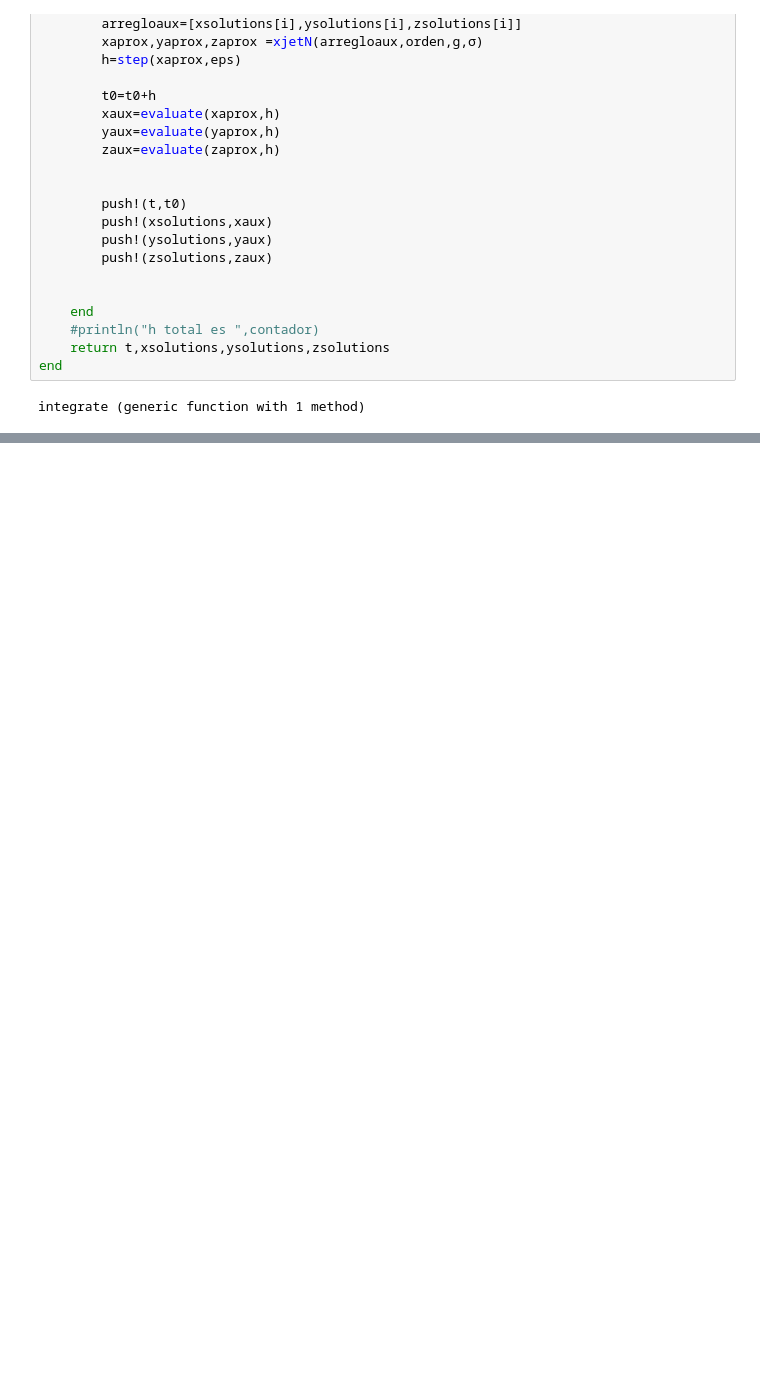
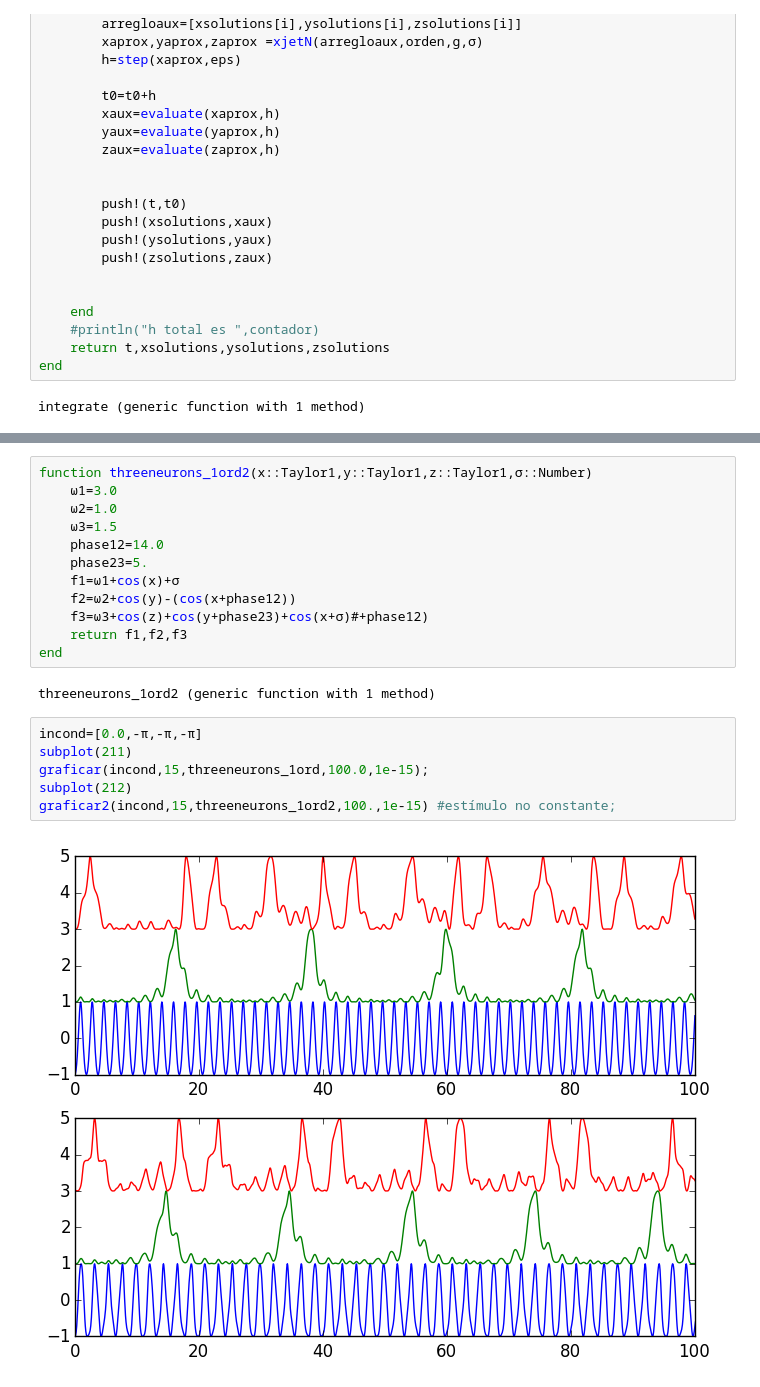
Before and after one commit to Oscarhg42/Neural-Systems, a Jupyter notebook: otro modelo de red.ipynb, the cells around one changed output, grey strips where cells are left out. Drawn from its saved outputs; the diff is of its cells as text; blank space fills up the shorter version.

```diff
--- a/otro modelo de red.ipynb
+++ b/otro modelo de red.ipynb
@@ -327,0 +385,22 @@ plot(t,cosz,"r")
+# %%
+function threeneurons_1ord2(x::Taylor1,y::Taylor1,z::Taylor1,σ::Number)
+    ω1=3.0
+    ω2=1.0
+    ω3=1.5
+    phase12=14.0
+    phase23=5.
+    f1=ω1+cos(x)+σ
+    f2=ω2+cos(y)-(cos(x+phase12))
+    f3=ω3+cos(z)+cos(y+phase23)+cos(x+σ)#+phase12)
+    return f1,f2,f3
+end
+# %% [output]
+threeneurons_1ord2 (generic function with 1 method)
+# %%
+incond=[0.0,-π,-π,-π]
+subplot(211)
+graficar(incond,15,threeneurons_1ord,100.0,1e-15);
+subplot(212)
+graficar2(incond,15,threeneurons_1ord2,100.,1e-15) #estímulo no constante;
+# %% [output]
+[figure, added]
```
Also changed, not shown: parts of 8 cells of this notebook.
